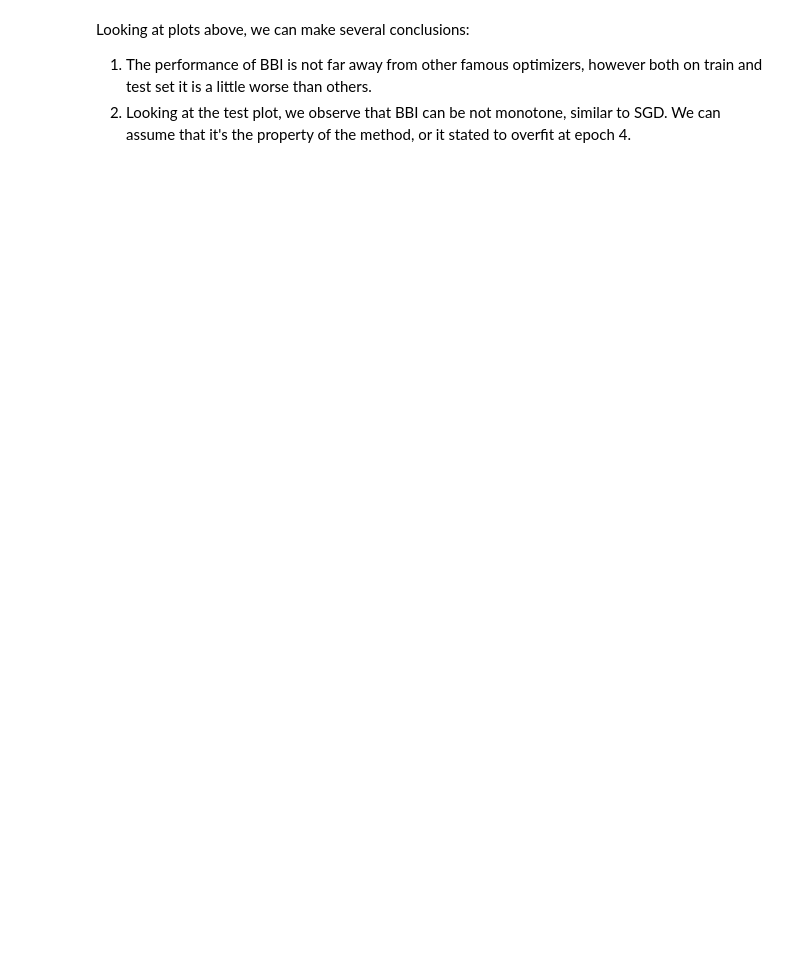
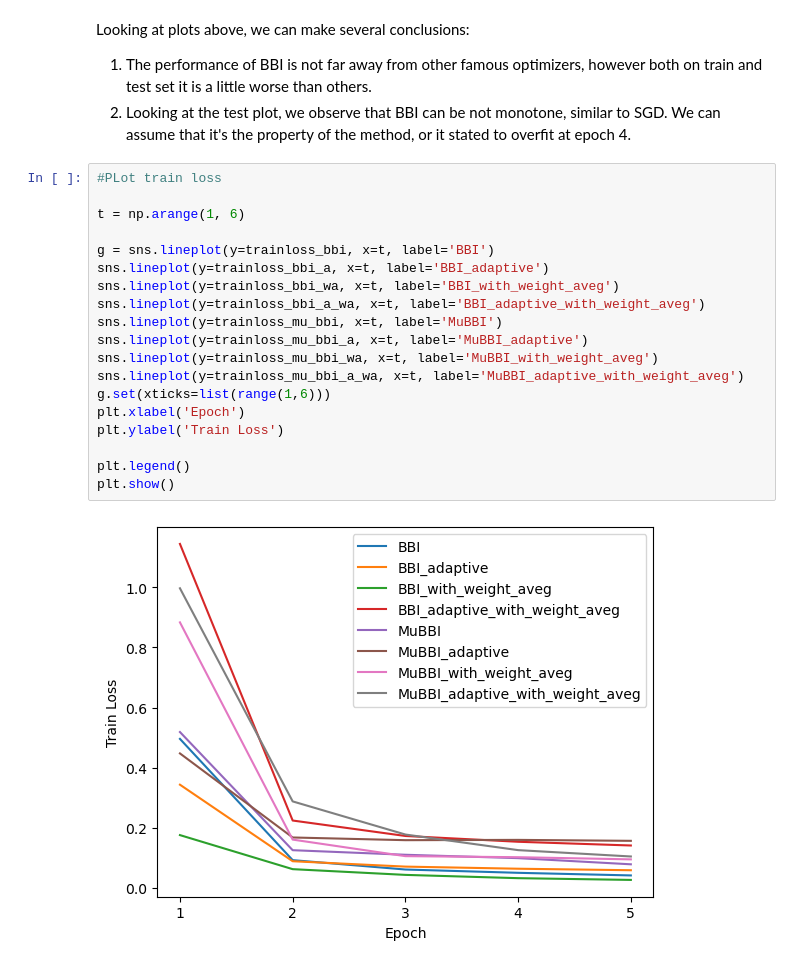
Before and after one commit to dariayakovchuk/Optimization-Mini-Project, a Jupyter notebook: comp_optimizers.ipynb, the cells around one changed output. Cells and saved outputs as stored; diff of their text form; blank space fills up the shorter version.

```diff
--- a/comp_optimizers.ipynb
+++ b/comp_optimizers.ipynb
@@ -933,3 +919,24 @@ plt.show()
 Looking at plots above, we can make several conclusions:
 1) The performance of BBI is not far away from other famous optimizers, however both on train and test set it is a little worse than others.
 2) Looking at the test plot, we observe that BBI can be not monotone, similar to SGD. We can assume that it's the property of the method, or it stated to overfit at epoch 4.
+# %%
+#PLot train loss
+
+t = np.arange(1, 6)
+
+g = sns.lineplot(y=trainloss_bbi, x=t, label='BBI')
+sns.lineplot(y=trainloss_bbi_a, x=t, label='BBI_adaptive')
+sns.lineplot(y=trainloss_bbi_wa, x=t, label='BBI_with_weight_aveg')
+sns.lineplot(y=trainloss_bbi_a_wa, x=t, label='BBI_adaptive_with_weight_aveg')
+sns.lineplot(y=trainloss_mu_bbi, x=t, label='MuBBI')
+sns.lineplot(y=trainloss_mu_bbi_a, x=t, label='MuBBI_adaptive')
+sns.lineplot(y=trainloss_mu_bbi_wa, x=t, label='MuBBI_with_weight_aveg')
+sns.lineplot(y=trainloss_mu_bbi_a_wa, x=t, label='MuBBI_adaptive_with_weight_aveg')
+g.set(xticks=list(range(1,6)))
+plt.xlabel('Epoch')
+plt.ylabel('Train Loss')
+
+plt.legend()
+plt.show()
+# %% [output]
+[figure, added]
```
Also changed, not shown: parts of 16 cells of this notebook.
